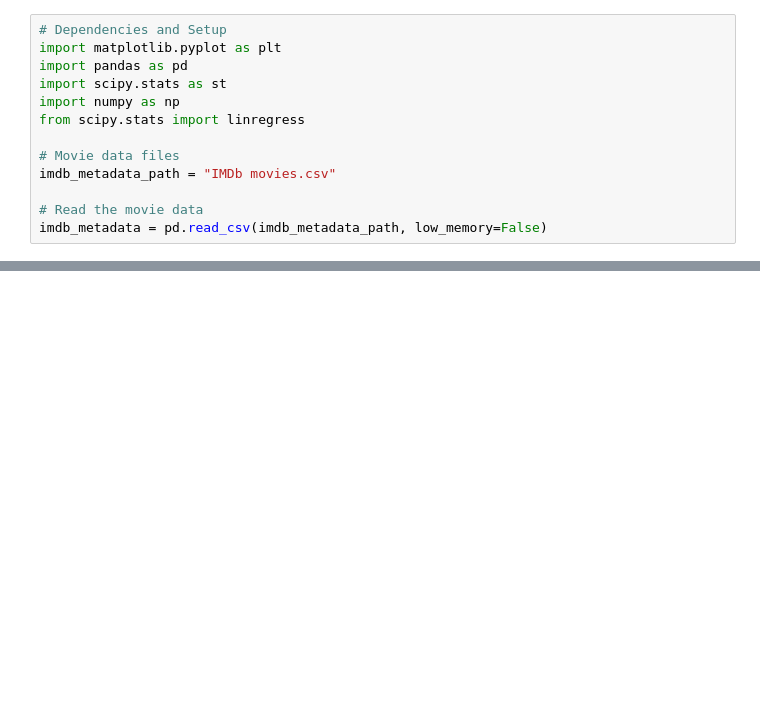
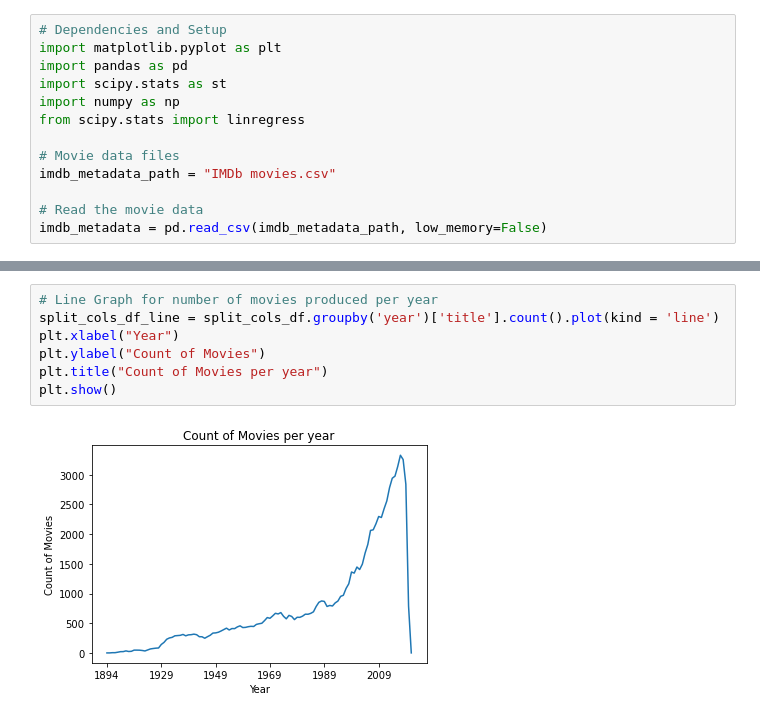
Before and after one commit to Kinjalmaru/IMDB-Analysis-Project, a Jupyter notebook: IMDB_Project.ipynb, the cells around one changed output, grey strips where cells are left out. Drawn from its saved outputs; the diff is of its cells as text; blank space fills up the shorter version.

```diff
--- a/IMDB_Project.ipynb
+++ b/IMDB_Project.ipynb
@@ -22,0 +36,9 @@ plt.show()
+# %%
+# Line Graph for number of movies produced per year
+split_cols_df_line = split_cols_df.groupby('year')['title'].count().plot(kind = 'line')
+plt.xlabel("Year")
+plt.ylabel("Count of Movies")
+plt.title("Count of Movies per year")
+plt.show()
+# %% [output]
+[figure, added]
```
Also changed, not shown: parts of 2 cells of this notebook.
